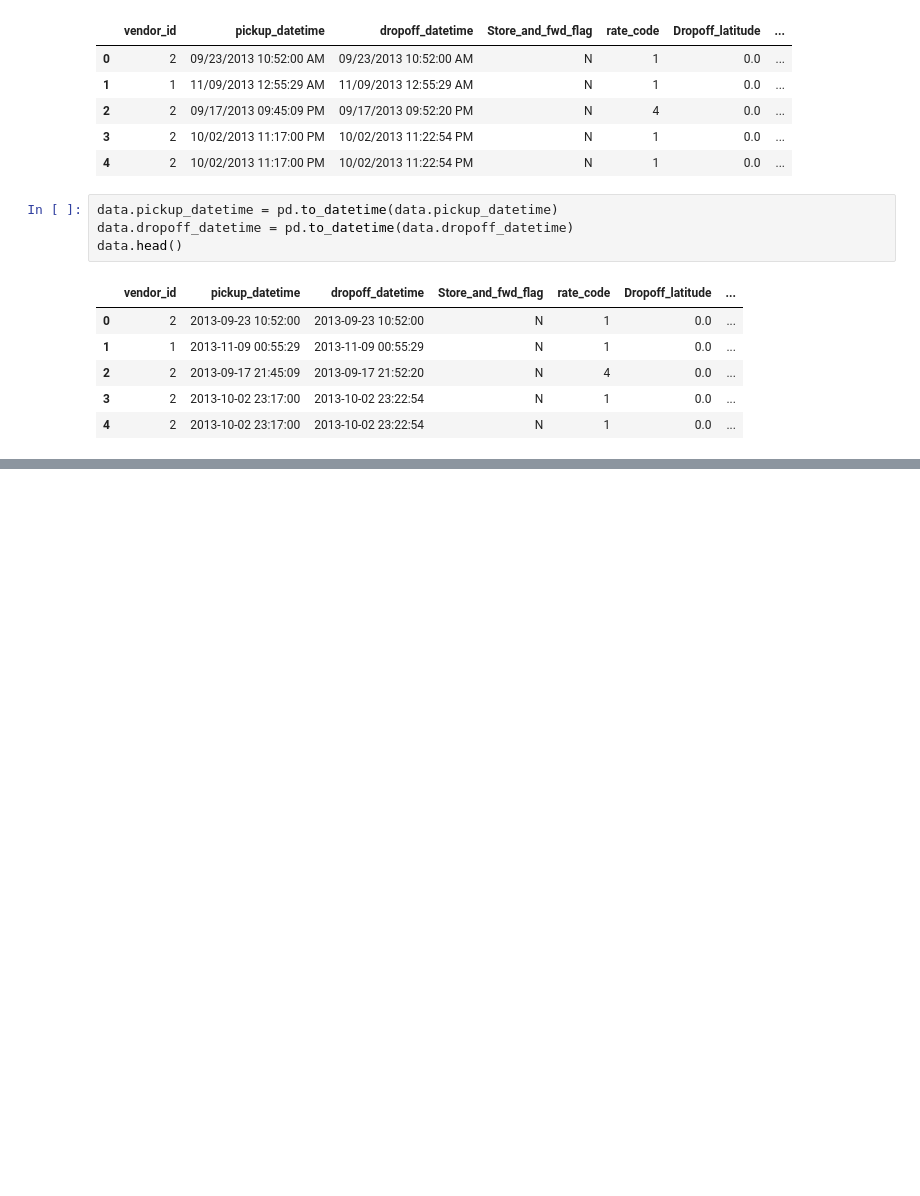
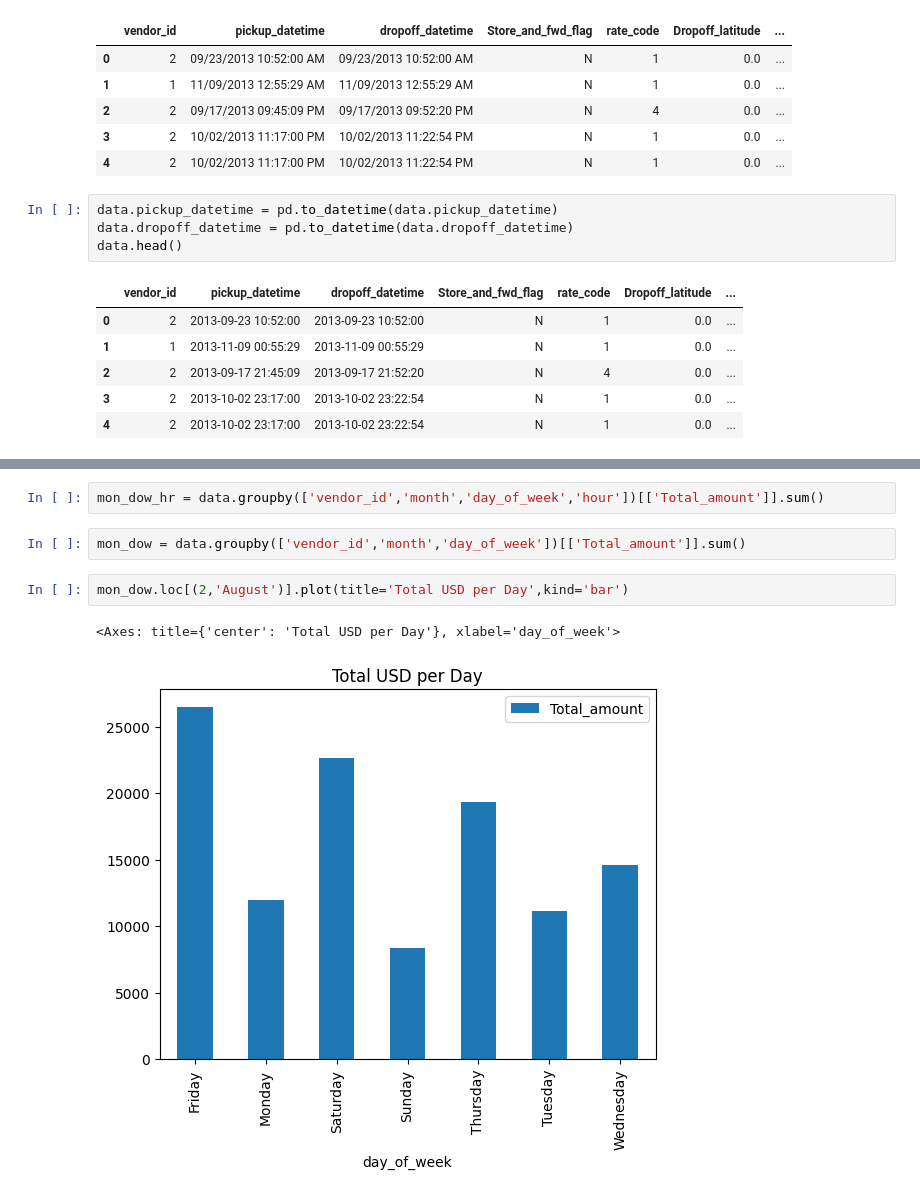
Before and after one commit to AVelaryon/Green_Taxi_2013_Data, a Jupyter notebook: Taxi_Business_Project.ipynb, the cells around one changed output, grey strips where cells are left out. Drawn from its saved outputs; the diff is of its cells as text; blank space fills up the shorter version.

```diff
--- a/Taxi_Business_Project.ipynb
+++ b/Taxi_Business_Project.ipynb
@@ -35,0 +50,9 @@ KeyboardInterrupt:
+# %%
+mon_dow_hr = data.groupby(['vendor_id','month','day_of_week','hour'])[['Total_amount']].sum()
+# %%
+mon_dow = data.groupby(['vendor_id','month','day_of_week'])[['Total_amount']].sum()
+# %%
+mon_dow.loc[(2,'August')].plot(title='Total USD per Day',kind='bar')
+# %% [output]
+<Axes: title={'center': 'Total USD per Day'}, xlabel='day_of_week'>
+[figure, added]
```
Also changed, not shown: parts of 11 cells of this notebook.
